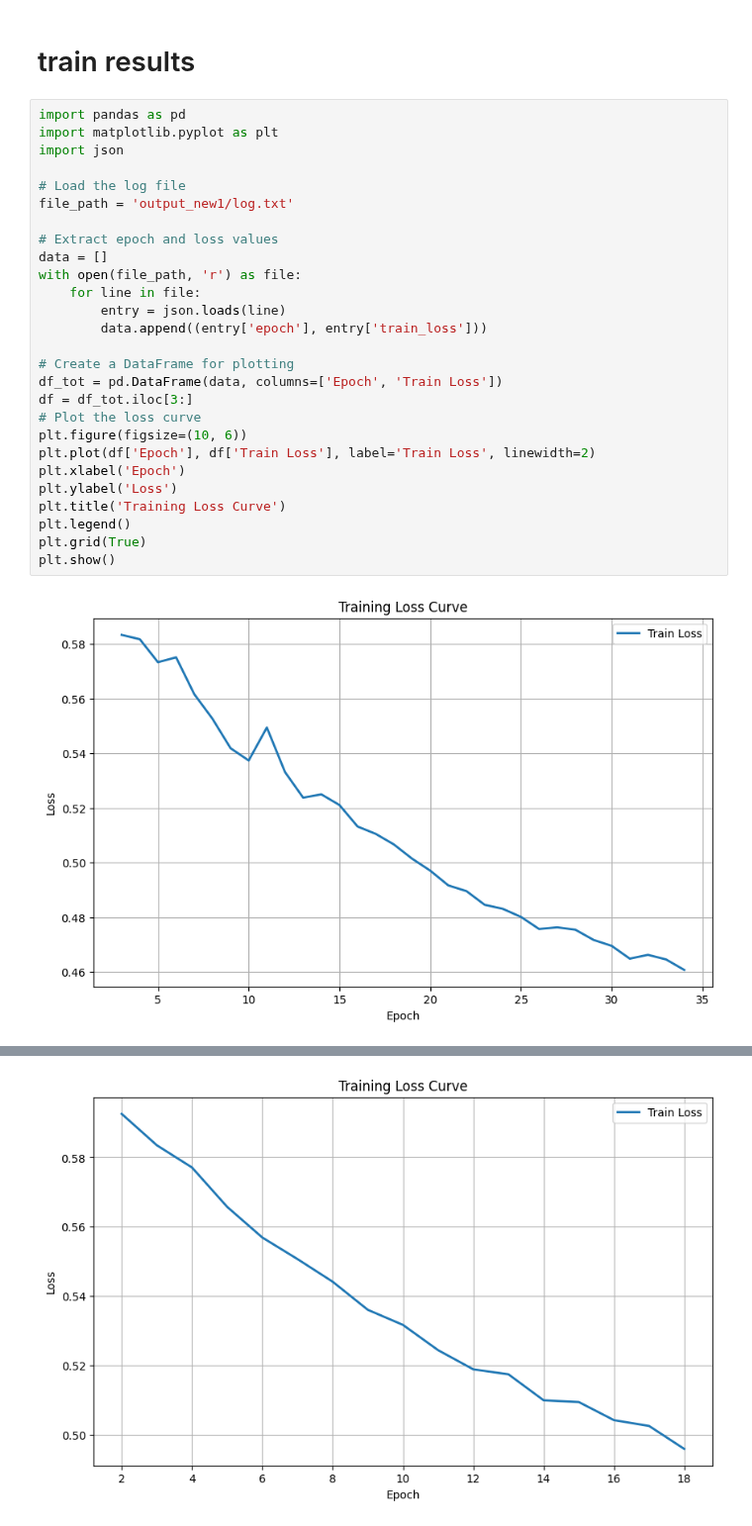
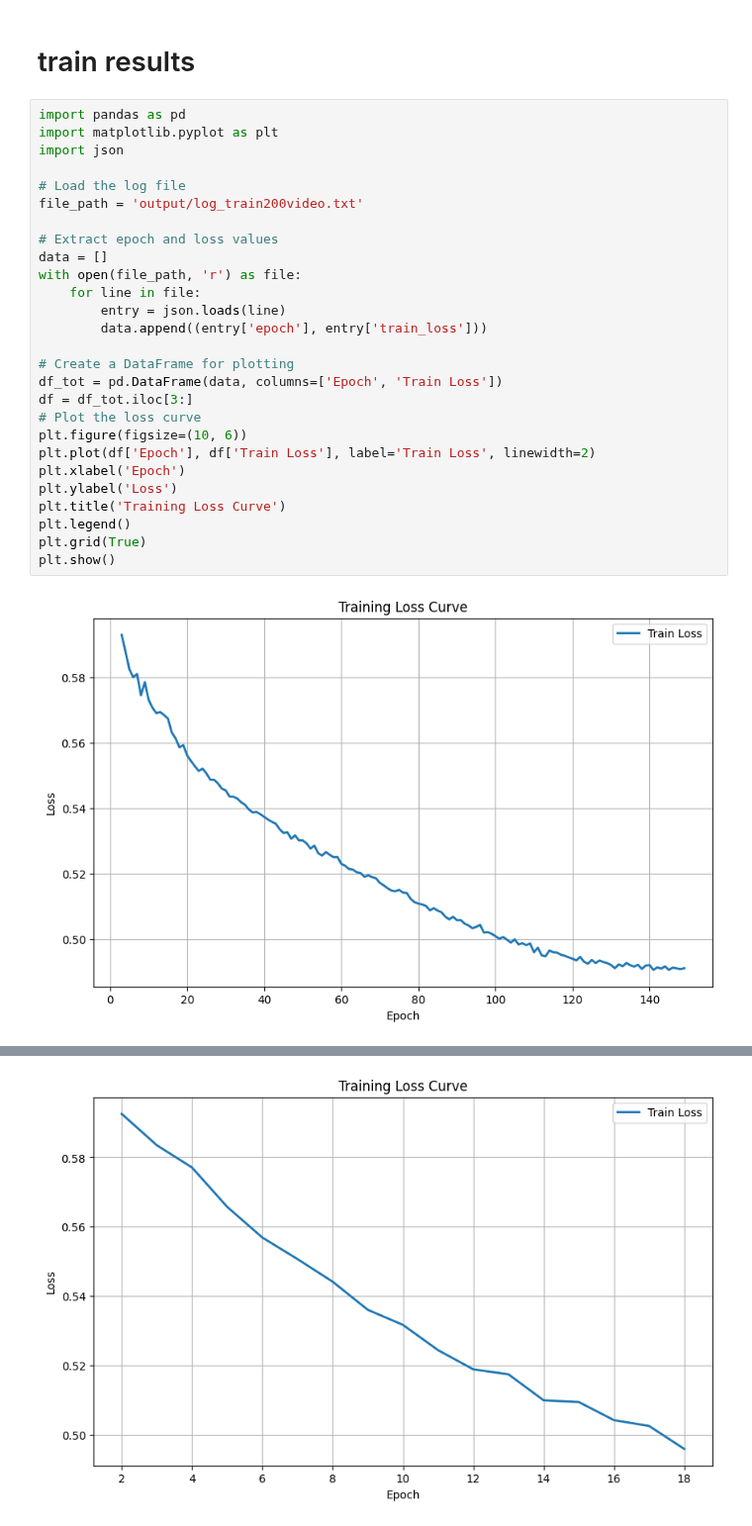
Before and after one commit to dandarm/VideoMAEv2, a Jupyter notebook: training+verifica.ipynb, the cells around one changed output, grey strips where cells are left out. Shown at 99% size. Drawn from its saved outputs; the diff is of its cells as text.

```diff
--- a/training+verifica.ipynb
+++ b/training+verifica.ipynb
@@ -3,29 +3,29 @@
 # %%
 import pandas as pd
 import matplotlib.pyplot as plt
 import json
 
 # Load the log file
-file_path = 'output_new1/log.txt'
+file_path = 'output/log_train200video.txt'
 
 # Extract epoch and loss values
 data = []
 with open(file_path, 'r') as file:
     for line in file:
         entry = json.loads(line)
         data.append((entry['epoch'], entry['train_loss']))
 
 # Create a DataFrame for plotting
 df_tot = pd.DataFrame(data, columns=['Epoch', 'Train Loss'])
 df = df_tot.iloc[3:]
 # Plot the loss curve
 plt.figure(figsize=(10, 6))
 plt.plot(df['Epoch'], df['Train Loss'], label='Train Loss', linewidth=2)
 plt.xlabel('Epoch')
 plt.ylabel('Loss')
 plt.title('Training Loss Curve')
 plt.legend()
 plt.grid(True)
 plt.show()
 # %% [output]
-[figure, old version]
+[figure, new version]
```
Also changed, not shown: parts of 1 cell of this notebook, 5 other files.
